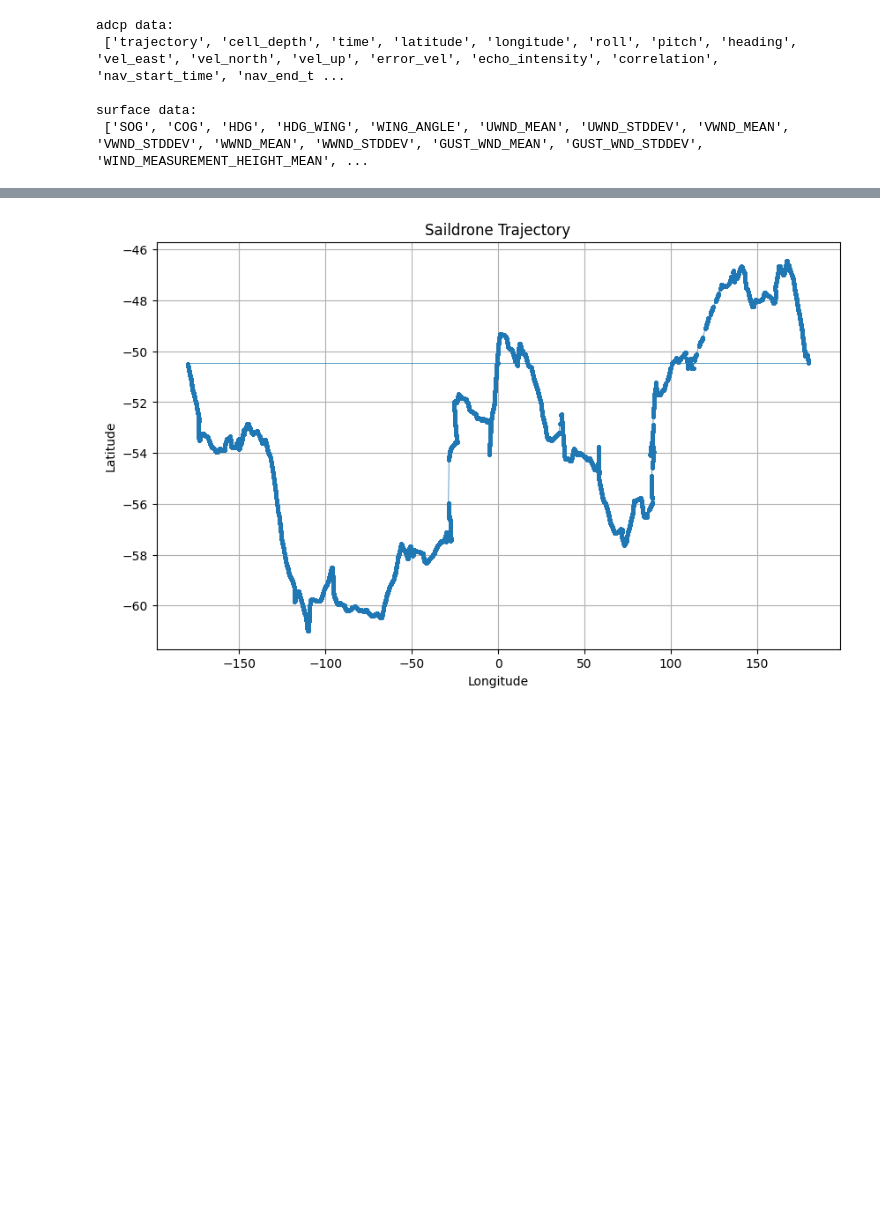
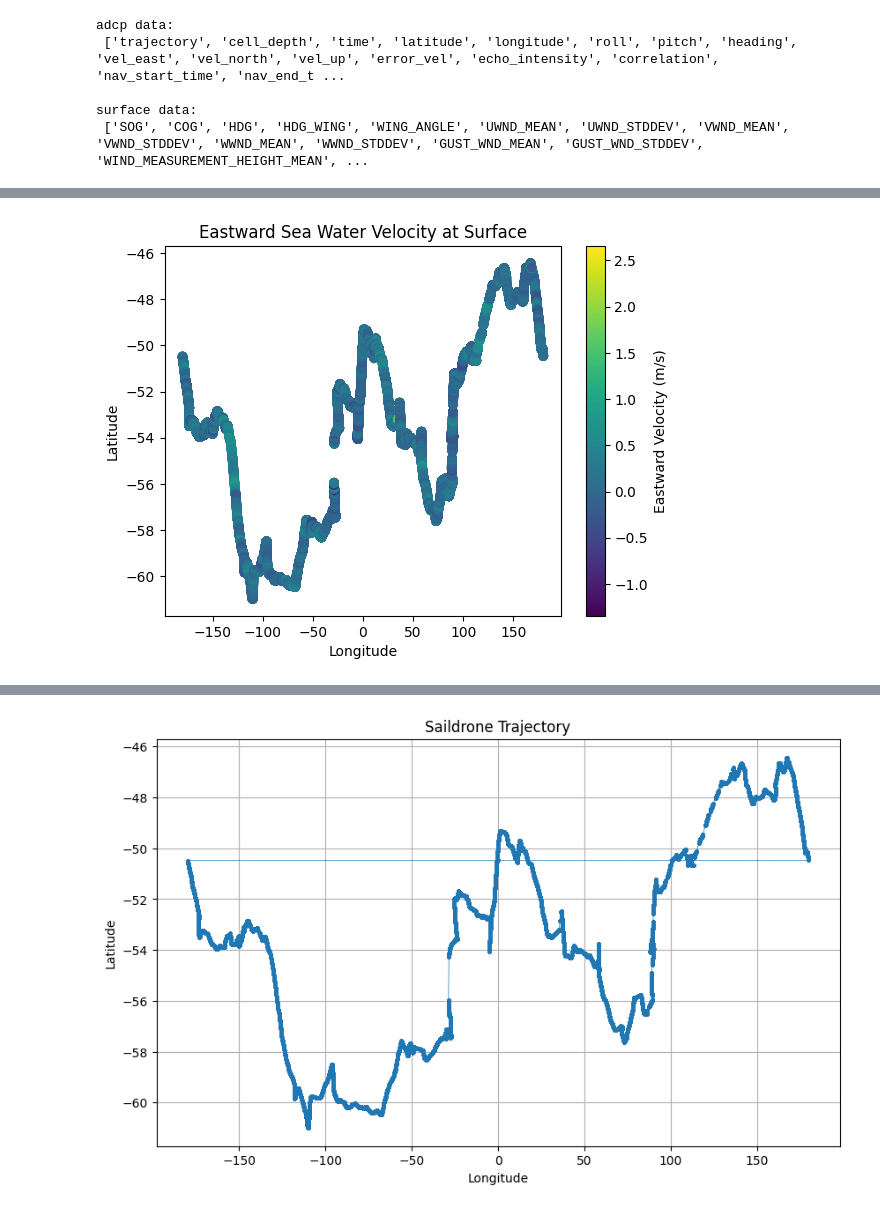
Before and after one commit to ameliabaier17/ocean_project, a Jupyter notebook: code/data_cleaning.ipynb, the cells around one changed output, grey strips where cells are left out. Saved outputs shown, nothing was run; the diff lists cells and outputs as text; code cells hidden in the pictures; blank space fills up the shorter version.

```diff
--- a/code/data_cleaning.ipynb
+++ b/code/data_cleaning.ipynb
@@ -143,0 +227,16 @@ df_vel_up.head()
+# %%
+# Selecting the surface layer velocity assuming the first index (0) represents the surface
+surface_velocity = ds_adcp['vel_east'][0, :, 0]  # Adjust 0 at the end if another depth level is needed
+
+# Ensuring longitude and latitude are properly shaped for plotting
+longitude = ds_adcp['longitude'][0, :]
+latitude = ds_adcp['latitude'][0, :]
+
+plt.scatter(longitude, latitude, c=surface_velocity, cmap='viridis')
+plt.colorbar(label='Eastward Velocity (m/s)')
+plt.title('Eastward Sea Water Velocity at Surface')
+plt.xlabel('Longitude')
+plt.ylabel('Latitude')
+plt.show()
+# %% [output]
+[figure, added]
```
Also changed, not shown: parts of 19 cells of this notebook.
